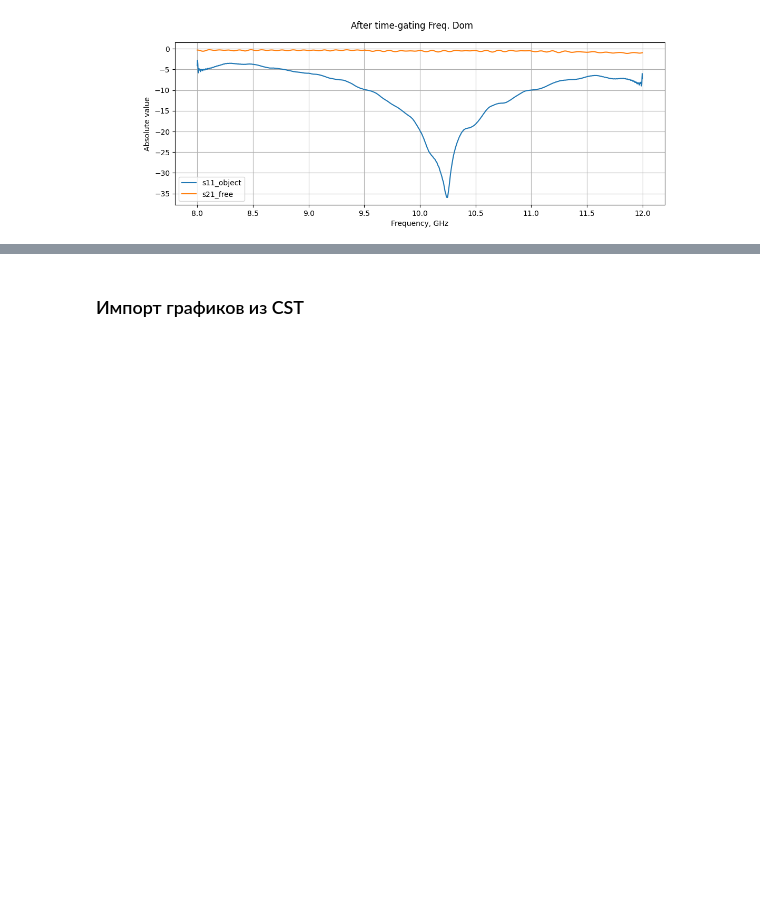
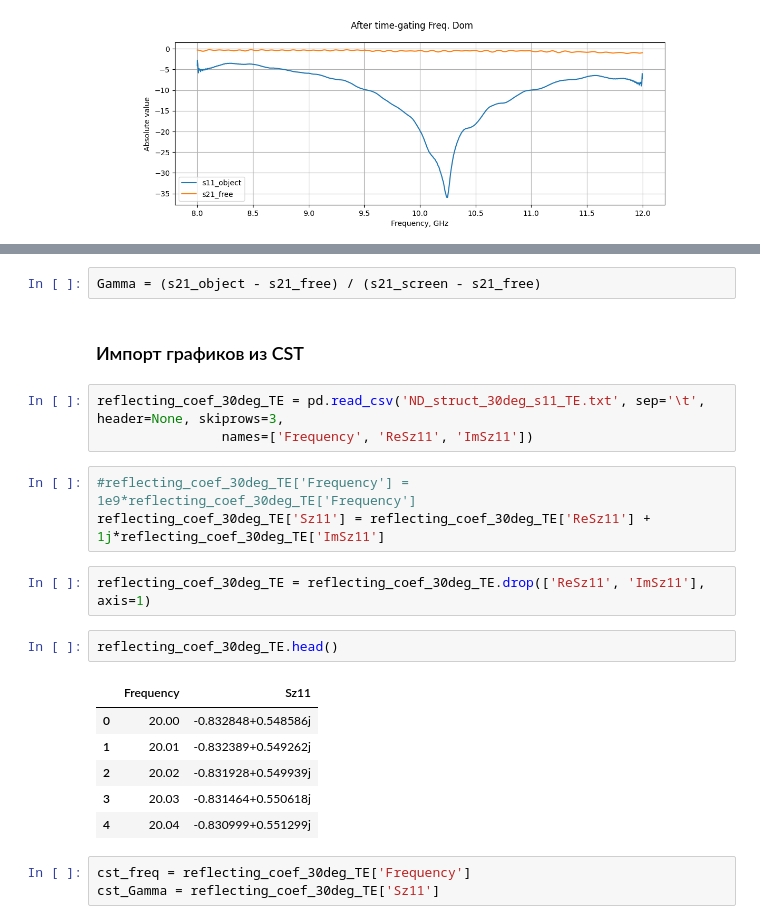
Before and after one commit to isvoropaev02/post_processing_RIS, a Jupyter notebook: main.ipynb, the cells around one changed output, grey strips where cells are left out. Cells and saved outputs as stored; diff of their text form; blank space fills up the shorter version.

```diff
--- a/main.ipynb
+++ b/main.ipynb
@@ -196,2 +196,24 @@ plt.show()
+# %%
+Gamma = (s21_object - s21_free) / (s21_screen - s21_free)
 # %% [markdown]
 ### Импорт графиков из CST
+# %%
+reflecting_coef_30deg_TE = pd.read_csv('ND_struct_30deg_s11_TE.txt', sep='\t', header=None, skiprows=3,
+                names=['Frequency', 'ReSz11', 'ImSz11'])
+# %%
+#reflecting_coef_30deg_TE['Frequency'] = 1e9*reflecting_coef_30deg_TE['Frequency']
+reflecting_coef_30deg_TE['Sz11'] = reflecting_coef_30deg_TE['ReSz11'] + 1j*reflecting_coef_30deg_TE['ImSz11']
+# %%
+reflecting_coef_30deg_TE = reflecting_coef_30deg_TE.drop(['ReSz11', 'ImSz11'], axis=1)
+# %%
+reflecting_coef_30deg_TE.head()
+# %% [output]
+|  | Frequency | Sz11 |
+| 0 | 20.00 | -0.832848+0.548586j |
+| 1 | 20.01 | -0.832389+0.549262j |
+| 2 | 20.02 | -0.831928+0.549939j |
+| 3 | 20.03 | -0.831464+0.550618j |
+| 4 | 20.04 | -0.830999+0.551299j |
+# %%
+cst_freq = reflecting_coef_30deg_TE['Frequency']
+cst_Gamma = reflecting_coef_30deg_TE['Sz11']
```
Also changed, not shown: parts of 5 cells of this notebook.
